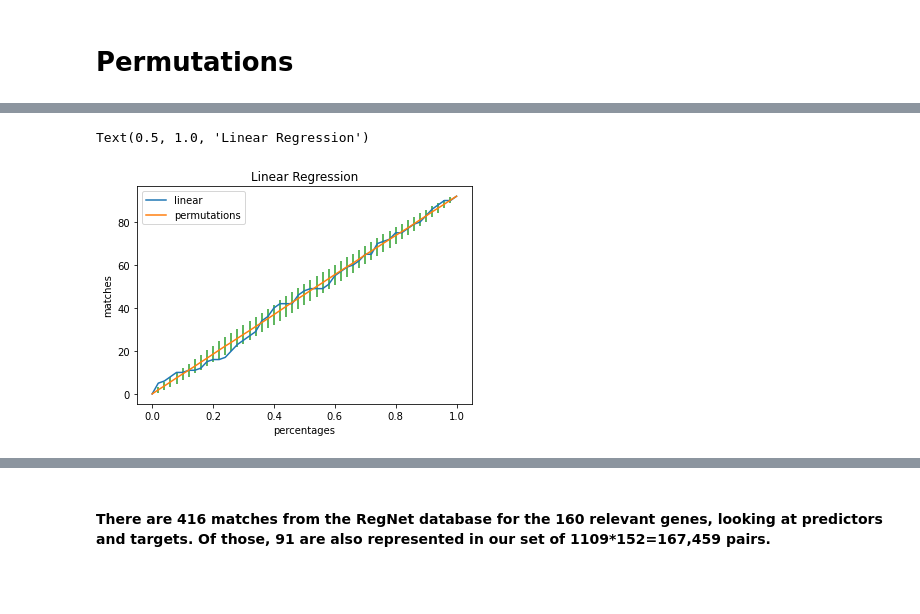
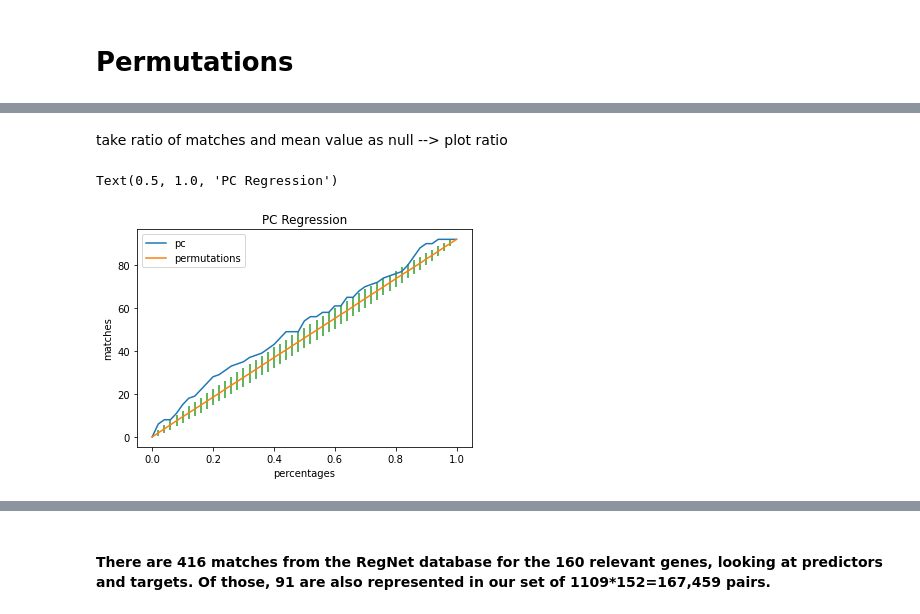
Before and after one commit to antschum/thesis, a Jupyter notebook: GeneAnalysis.ipynb, the cells around one changed output, grey strips where cells are left out. Cells and saved outputs as stored; diff of their text form; code cells hidden in the pictures; blank space fills up the shorter version.

```diff
--- a/GeneAnalysis.ipynb
+++ b/GeneAnalysis.ipynb
@@ -95,9 +124,11 @@ Text(0.5, 1.0, 'PLS Regression')
-# %%
-ax = sns.lineplot(data = linear_count160, x='percentages', y = 'matches',label='linear')
-ax = sns.lineplot(data = linear_permut160, x ='percentages', y = 'mean', label='permutations')
-ax.errorbar(linear_permut160['percentages'], linear_permut160['mean'], yerr=linear_permut160['std'], fmt=' ', zorder=-1)
-ax.legend()
-ax.set_title('Linear Regression')
-# %% [output]
-Text(0.5, 1.0, 'Linear Regression')
-[figure, removed]
+# %% [markdown]
+take ratio of matches and mean value as null --> plot ratio
+# %%
+ax = sns.lineplot(data = pca_count160, x='percentages', y = 'matches',label='pc')
+ax = sns.lineplot(data = pca_permut160, x ='percentages', y = 'mean', label='permutations')
+ax.errorbar(pca_permut160['percentages'], pca_permut160['mean'], yerr=pca_permut160['std'], fmt=' ', zorder=-1)
+ax.legend()
+ax.set_title('PC Regression')
+# %% [output]
+Text(0.5, 1.0, 'PC Regression')
+[figure, added]
```
Also changed, not shown: parts of 26 cells of this notebook, 7 other files.
